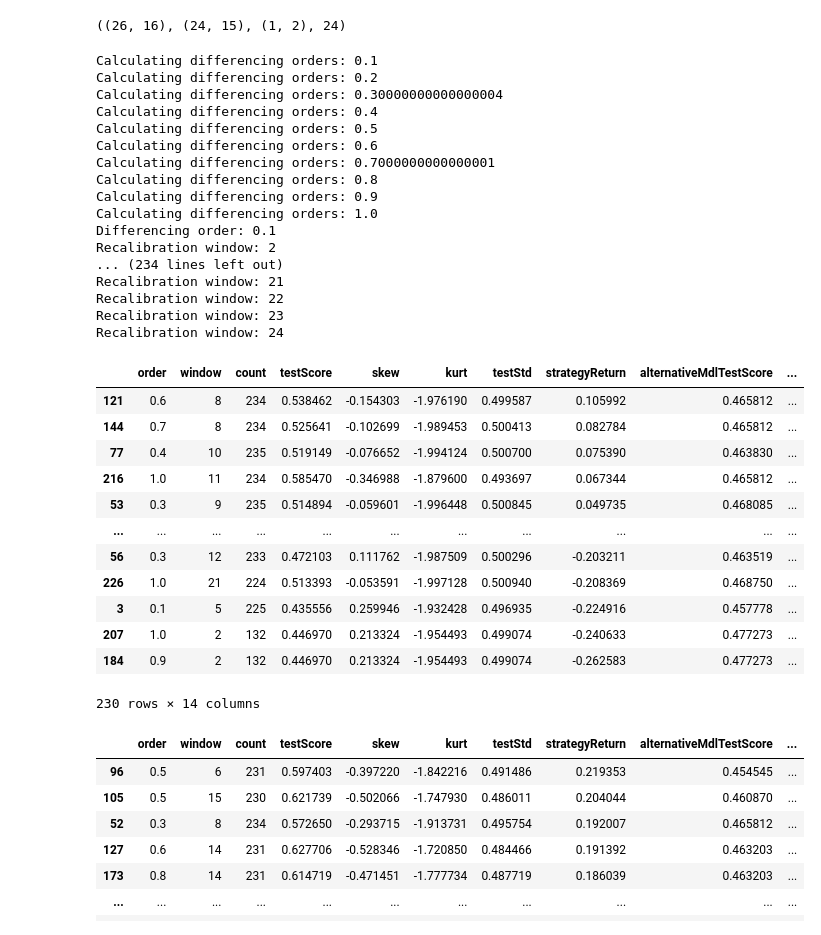
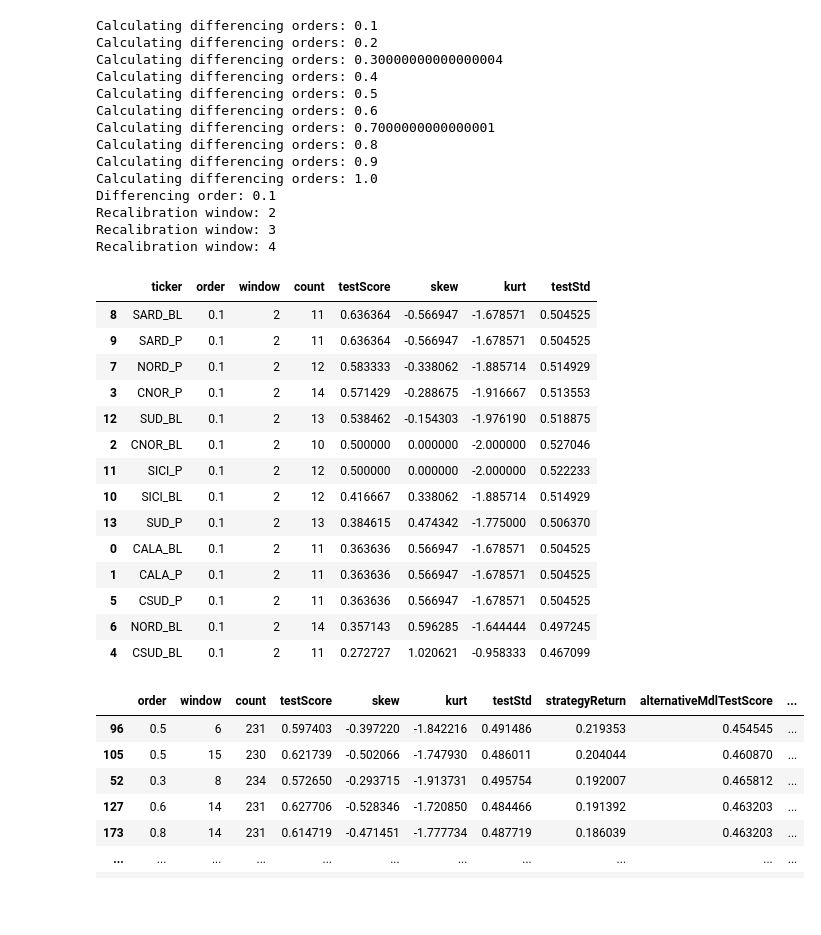
Before and after one commit to igor110055/cct-logreg, a Jupyter notebook: logisticRegression.ipynb, the cells around one changed output. Saved outputs shown, nothing was run; the diff lists cells and outputs as text; code cells hidden in the pictures; blank space fills up the shorter version.

Commit message:
bug fixing + first simulation

```diff
--- a/logisticRegression.ipynb
+++ b/logisticRegression.ipynb
@@ -13,9 +13,11 @@ from sys import exit
 from sklearn.preprocessing import StandardScaler
 from sklearn.decomposition import PCA, KernelPCA
 # %%
-inputs = pd.read_excel('data/candles.xlsx')
-logicOutputs = pd.read_excel('data/bitcoin.xlsx')
-tickers = ['indicator']
+inputs = pd.read_excel('data/cct_prices.xlsx', index_col=False)
+logicOutputs = pd.read_excel('data/cct_logics.xlsx', index_col=False)
+tickers = ['CALA_BL', 'CALA_P', 'CNOR_BL', 'CNOR_P', 'CSUD_BL', 'CSUD_P',
+       'NORD_BL', 'NORD_P', 'SARD_BL', 'SARD_P', 'SICI_BL', 'SICI_P', 'SUD_BL',
+       'SUD_P']
 inputVariables = inputs.columns[1:]
 
 # maWindow = 11
@@ -104,7 +70,3 @@ GetKernelColumns(x, y)
-# %%
-inputsToScale.shape, xTrain.shape, xTest.shape, window
-# %% [output]
-((26, 16), (24, 15), (1, 2), 24)
 # %%
 scoresByOrderLst = []
 mlModels = []
@@ -115,7 +77,7 @@ orders = np.linspace(0.1, 1.0, 10)
 
 windows = range(window_0, window_0 + deltaWindow + 1)
 lags = np.array([fd.findCutoff(order, cutoff, 1) for order in orders]).max()
-lags = 50
+lags = 6
 #windows = [4, 9, 10, 12, 14, 16, 18, 20, 22, 24]
 
 firstOrderDifferences = fd.FractionallyDifferentiateInputs(inputs, inputVariables, order = 1.0, thresholdVal = lags, cutoff=False)[lags:].reset_index()
@@ -163,8 +125,6 @@ for orderNumber, order in enumerate(orders):
 
             for ticker in tickers:
 
-                pt0 = inputs.loc[inputs.date == stopDate, 'open']
-                filteredReturn = inputs.loc[inputs.date == stopDate, 'close'] - inputs.loc[inputs.date == stopDate, 'open']
                 inputsToScale = utils.FilterInputs(transformedInputs, startDate, stopDate)
                 x = utils.SelectAndScaleInputs(inputsToScale, alreadyScaled = False)
                 y = utils.SelectLogicOutputs(startDate, stopDate, ticker, logicOutputs[lags:])
@@ -189,25 +149,16 @@ for orderNumber, order in enumerate(orders):
                 testScore = lrm.score(xTest, yTest)
                 yPred = lrm.predict(xTest)
 
-                yPredAlternativeMdl = TrendFollowOutput(inputs, simulationDate)
-                trainScore = 0
-                testScoreAlternativeMdl = 1. * (yTest == yPredAlternativeMdl)
-                strategyReturn = yPred[0] * filteredReturn.values[0] / pt0.values[0] - 0.001
-                alternativeMdlStrategyReturn = yPredAlternativeMdl * filteredReturn.values[0]  / pt0.values[0] - 0.001
-
                 trainScores.append(trainScore)
                 testScores.append(testScore)
-                testScoresAlternativeMdl.append(testScoreAlternativeMdl[0])
                 simulationDatesLst.append(simulationDate)
                 tickersLst.append(ticker)
                 trainOrderLst.append(window)
-                strategyReturnLst.append(strategyReturn)
-                alternativeMdlStrategyReturnLst.append(alternativeMdlStrategyReturn)
-                assetReturnLst.append(filteredReturn.values[0]  / pt0.values[0] - 0.001)
-            assetReturnByDateLst.append(assetReturnLst)
-            assetReturnByDateFlatLst = [item for sublist in assetReturnByDateLst for item in sublist]
+            #     assetReturnLst.append(filteredReturn.values[0])
+            # assetReturnByDateLst.append(assetReturnLst)
+            # assetReturnByDateFlatLst = [item for sublist in assetReturnByDateLst for item in sublist]
 
-        simRecapDf = pd.DataFrame(list(zip(trainOrderLst, simulationDatesLst, tickersLst, trainScores, testScores, testScoresAlternativeMdl, strategyReturnLst, alternativeMdlStrategyReturnLst, assetReturnByDateFlatLst)), columns = ['window', 'simulationDate', 'ticker', 'trainScore', 'testScore', 'alternativeMdlTestScore', 'strategyReturn', 'alternativeMdlStrategyReturn', 'assetReturn'])
+        simRecapDf = pd.DataFrame(list(zip(trainOrderLst, simulationDatesLst, tickersLst, trainScores, testScores)), columns = ['window', 'simulationDate', 'ticker', 'trainScore', 'testScore'])
         simRecapDatesLst.append(simRecapDf)
 
     simRecapWithWindowsDf = pd.concat(simRecapDatesLst)
@@ -229,33 +180,30 @@ Calculating differencing orders: 0.9
 Calculating differencing orders: 1.0
 Differencing order: 0.1
 Recalibration window: 2
-... (234 lines left out)
-Recalibration window: 21
-Recalibration window: 22
-Recalibration window: 23
-Recalibration window: 24
+Recalibration window: 3
+Recalibration window: 4
 # %%
 #alt model: fractional trend following
-aggScores = overallScores.groupby(['order', 'window']).agg({'testScore':[np.size, np.mean, sps.skew, sps.kurtosis, np.std], \
-    'strategyReturn': [np.sum], 'alternativeMdlTestScore':[np.mean, sps.skew, sps.kurtosis, np.std], 'alternativeMdlStrategyReturn': [np.sum], 'assetReturn':[np.sum]}).droplevel(level=[0], axis = 1).reset_index()
-aggScores.columns = ['order', 'window', 'count', 'testScore', 'skew', 'kurt', 'testStd',
-    'strategyReturn', 'alternativeMdlTestScore', 'amSkew', 'amKurt', 'amtestStd', 'alternativeMdlStrategyReturn', 'assetReturn']
+aggScores = overallScores.groupby(['ticker', 'order', 'window']).agg({'testScore':[np.size, np.mean, sps.skew, sps.kurtosis, np.std]}).droplevel(level=[0], axis = 1).reset_index()
+aggScores.columns = ['ticker', 'order', 'window', 'count', 'testScore', 'skew', 'kurt', 'testStd']
 
-aggScores.sort_values(by = ['strategyReturn'], ascending = False)
+aggScores.sort_values(by = ['testScore'], ascending = False)
 # %% [output]
-|  | order | window | count | testScore | skew | kurt | testStd | strategyReturn | alternativeMdlTestScore | ... |
-| 121 | 0.6 | 8 | 234 | 0.538462 | -0.154303 | -1.976190 | 0.499587 | 0.105992 | 0.465812 | ... |
-| 144 | 0.7 | 8 | 234 | 0.525641 | -0.102699 | -1.989453 | 0.500413 | 0.082784 | 0.465812 | ... |
-| 77 | 0.4 | 10 | 235 | 0.519149 | -0.076652 | -1.994124 | 0.500700 | 0.075390 | 0.463830 | ... |
-| 216 | 1.0 | 11 | 234 | 0.585470 | -0.346988 | -1.879600 | 0.493697 | 0.067344 | 0.465812 | ... |
-| 53 | 0.3 | 9 | 235 | 0.514894 | -0.059601 | -1.996448 | 0.500845 | 0.049735 | 0.468085 | ... |
-| ... | ... | ... | ... | ... | ... | ... | ... | ... | ... | ... |
-| 56 | 0.3 | 12 | 233 | 0.472103 | 0.111762 | -1.987509 | 0.500296 | -0.203211 | 0.463519 | ... |
-| 226 | 1.0 | 21 | 224 | 0.513393 | -0.053591 | -1.997128 | 0.500940 | -0.208369 | 0.468750 | ... |
-| 3 | 0.1 | 5 | 225 | 0.435556 | 0.259946 | -1.932428 | 0.496935 | -0.224916 | 0.457778 | ... |
-| 207 | 1.0 | 2 | 132 | 0.446970 | 0.213324 | -1.954493 | 0.499074 | -0.240633 | 0.477273 | ... |
-| 184 | 0.9 | 2 | 132 | 0.446970 | 0.213324 | -1.954493 | 0.499074 | -0.262583 | 0.477273 | ... |
+|  | ticker | order | window | count | testScore | skew | kurt | testStd |
+| 8 | SARD_BL | 0.1 | 2 | 11 | 0.636364 | -0.566947 | -1.678571 | 0.504525 |
+| 9 | SARD_P | 0.1 | 2 | 11 | 0.636364 | -0.566947 | -1.678571 | 0.504525 |
+| 7 | NORD_P | 0.1 | 2 | 12 | 0.583333 | -0.338062 | -1.885714 | 0.514929 |
+| 3 | CNOR_P | 0.1 | 2 | 14 | 0.571429 | -0.288675 | -1.916667 | 0.513553 |
+| 12 | SUD_BL | 0.1 | 2 | 13 | 0.538462 | -0.154303 | -1.976190 | 0.518875 |
+| 2 | CNOR_BL | 0.1 | 2 | 10 | 0.500000 | 0.000000 | -2.000000 | 0.527046 |
+| 11 | SICI_P | 0.1 | 2 | 12 | 0.500000 | 0.000000 | -2.000000 | 0.522233 |
+| 10 | SICI_BL | 0.1 | 2 | 12 | 0.416667 | 0.338062 | -1.885714 | 0.514929 |
+| 13 | SUD_P | 0.1 | 2 | 13 | 0.384615 | 0.474342 | -1.775000 | 0.506370 |
+| 0 | CALA_BL | 0.1 | 2 | 11 | 0.363636 | 0.566947 | -1.678571 | 0.504525 |
+| 1 | CALA_P | 0.1 | 2 | 11 | 0.363636 | 0.566947 | -1.678571 | 0.504525 |
+| 5 | CSUD_P | 0.1 | 2 | 11 | 0.363636 | 0.566947 | -1.678571 | 0.504525 |
+| 6 | NORD_BL | 0.1 | 2 | 14 | 0.357143 | 0.596285 | -1.644444 | 0.497245 |
+| 4 | CSUD_BL | 0.1 | 2 | 11 | 0.272727 | 1.020621 | -0.958333 | 0.467099 |
-230 rows × 14 columns
 # %%
 #alt model: fractional trend following
 aggScores = overallScores.groupby(['order', 'window']).agg({'testScore':[np.size, np.mean, sps.skew, sps.kurtosis, np.std], \
```
Also changed, not shown: parts of 3 cells of this notebook, 3 other files.
